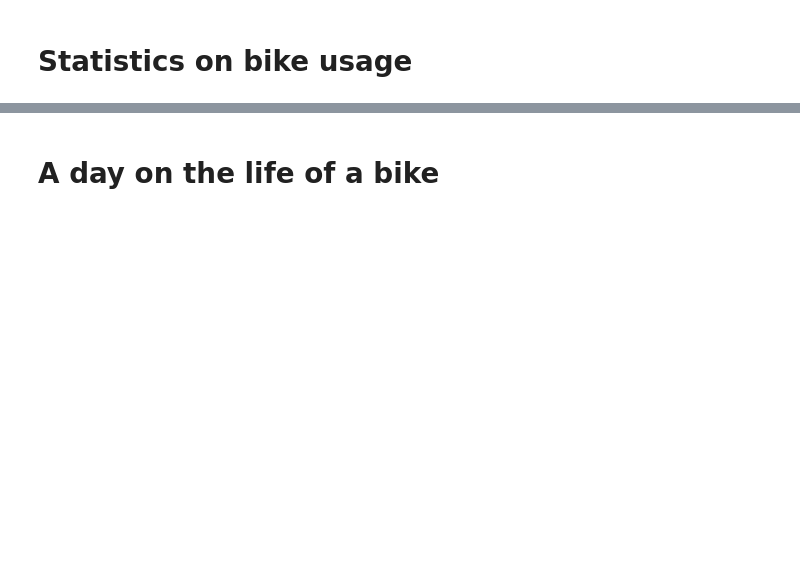
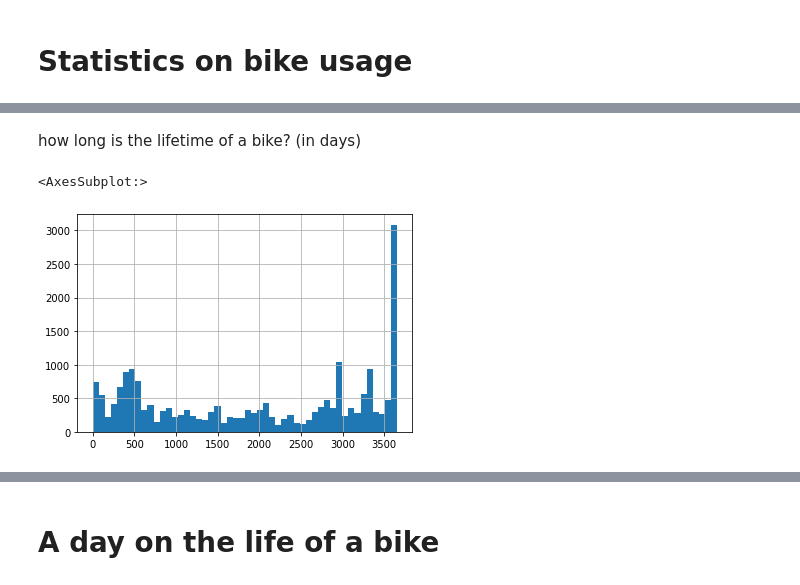
Before and after one commit to alan-turing-institute/pfeffel, a Jupyter notebook: TDS/Boris-Bikes-TDS.ipynb, the cells around one changed output, grey strips where cells are left out. Drawn from its saved outputs; the diff is of its cells as text; code cells hidden in the pictures; blank space fills up the shorter version.

```diff
--- a/TDS/Boris-Bikes-TDS.ipynb
+++ b/TDS/Boris-Bikes-TDS.ipynb
@@ -30,0 +89,2 @@ len(df)
+# %%
+bike_groups = df.groupby("bike_id")
@@ -30,0 +141,4 @@ len(df)
+# %%
+%%time
+# relies on time ordering of df via rental_id
+bike_start = bike_groups["start_date"].first()
@@ -30,0 +148,4 @@ len(df)
+# %%
+%%time
+# relies on time ordering of df via rental_id
+bike_end = bike_groups["end_date"].last()
@@ -30,0 +155,3 @@ len(df)
+# %%
+%%time
+bike_lifetime = bike_end - bike_start
@@ -30,0 +161,7 @@ len(df)
+# %% [markdown]
+how long is the lifetime of a bike? (in days)
+# %%
+bike_lifetime.dt.days.hist(bins=50)
+# %% [output]
+<AxesSubplot:>
+[figure, added]
```
Also changed, not shown: parts of 67 cells of this notebook.
